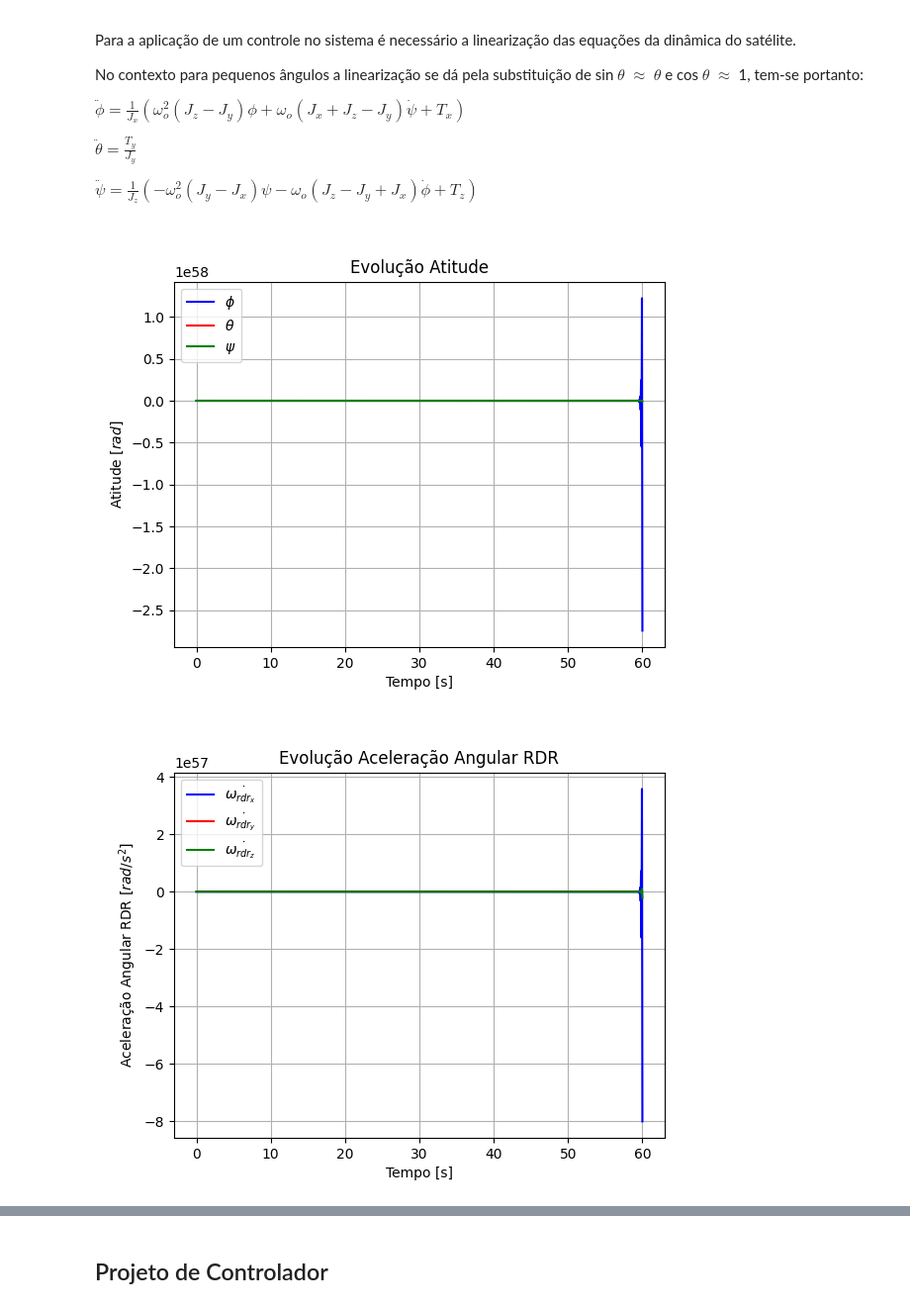
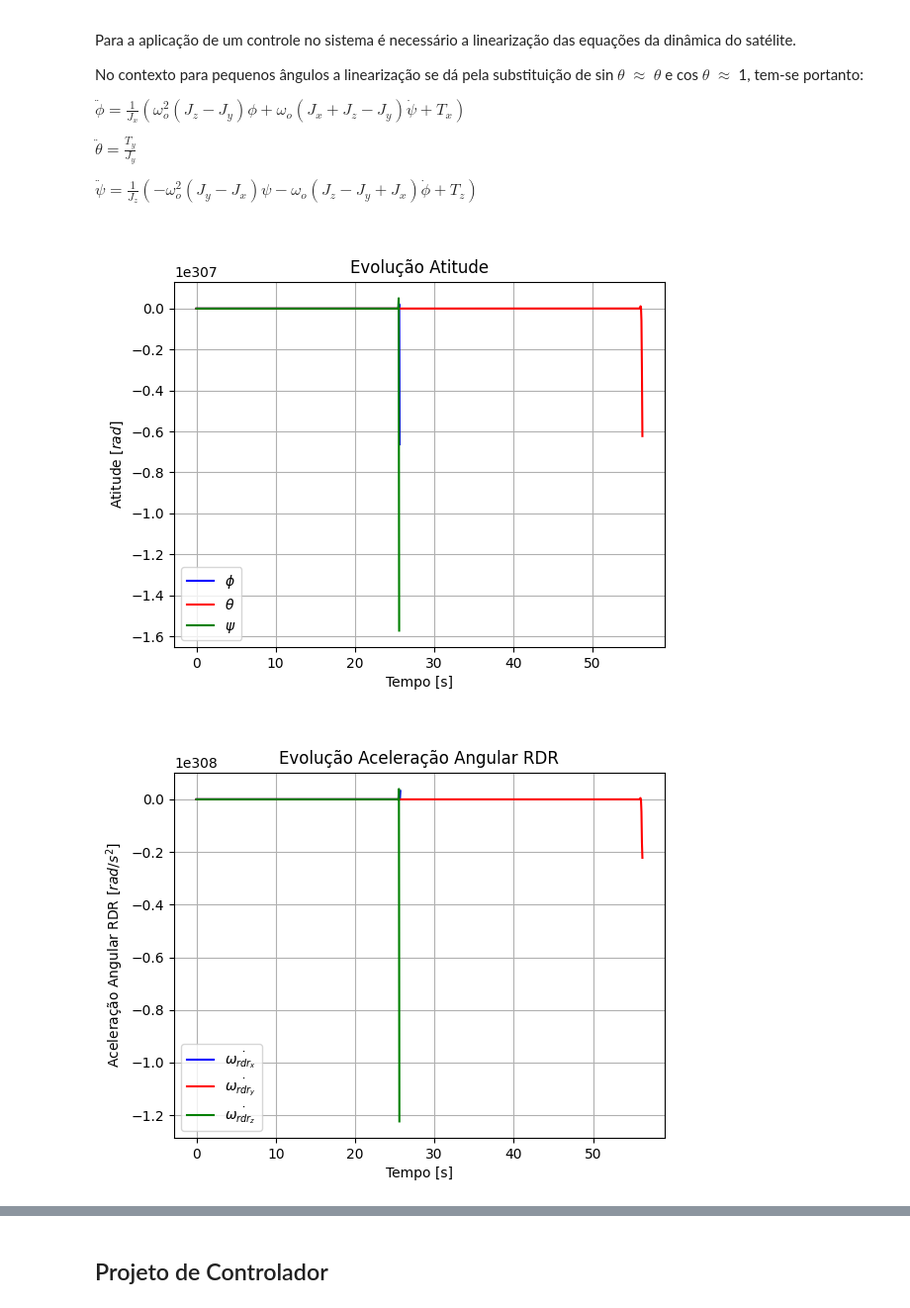
Before and after one commit to gabrielcte/labVirt_ws, a Jupyter notebook: control_design.ipynb, the cells around one changed output, grey strips where cells are left out. Shown at 99% size. Cells and saved outputs as stored; diff of their text form; code cells hidden in the pictures.

```diff
--- a/control_design.ipynb
+++ b/control_design.ipynb
@@ -56,10 +56,10 @@ theta = np.zeros((samples, 1))
 psi = np.zeros((samples, 1))
 dotphi = np.zeros((samples, 1))
 dottheta = np.zeros((samples, 1))
-dotpsi = np.zeros((samples, 1))
+inner = np.zeros((samples, 1))
 ddotphi = np.zeros((samples, 1))
 ddottheta = np.zeros((samples, 1))
-ddotpsi = np.zeros((samples, 1))
+dotpsi = np.zeros((samples, 1))
 w_rdr_x = np.zeros((samples, 1))
 w_rdr_y = np.zeros((samples, 1))
 w_rdr_z = np.zeros((samples, 1))
@@ -93,32 +93,42 @@ m_rdr = 0.137 # [kg]
 r_rdr = 0.0435 # [m]
 I_rdr = 0.5*m_rdr*r_rdr**2 # [kg*m²]
 
-K_dotpsi = -10.4
-K_dotphi= -27.1
+K_dphi = -0.2822
+K_dtheta = -0.2822
+K_dpsi = -10.4
+K_phi = -0.5
+K_theta = -0.5
+K_psi = -10.4
 
 
 for i in range(len(time)-1):
     # Controle
-    dotw_rdr_x[i+1] = dotw_rdr_x[i]+K_dotphi*dotphi[i]
-    w_rdr_x[i+1] = w_rdr_x[i]+dotw_rdr_x[i+1]*time[i+1]
+
+    dotw_rdr_x[i+1] = dotw_rdr_x[i]+K_dphi*dotphi[i]+dotw_rdr_x[i]+K_phi*phi[i]
     T_x[i+1] = I_rdr*dotw_rdr_x[i+1]
 
-    dotw_rdr_z[i+1] = dotw_rdr_z[i]+K_dotpsi*dotpsi[i]
-    w_rdr_z[i+1] = w_rdr_z[i]+dotw_rdr_z[i+1]*time[i+1]
+    dotw_rdr_y[i+1] = dotw_rdr_y[i]+K_dtheta*dottheta[i]+dotw_rdr_y[i]+K_theta*theta[i]
+    T_y[i+1] = I_rdr*dotw_rdr_y[i+1]
+
+    dotw_rdr_z[i+1] = dotw_rdr_z[i]+K_dpsi*dotpsi[i]+dotw_rdr_z[i]+K_psi*psi[i]
     T_z[i+1] = I_rdr*dotw_rdr_z[i+1]
 
+    w_rdr_x[i+1] = w_rdr_x[i]+dotw_rdr_x[i+1]*time[i+1]
+    w_rdr_y[i+1] = w_rdr_y[i]+dotw_rdr_y[i+1]*time[i+1]
+    w_rdr_z[i+1] = w_rdr_z[i]+dotw_rdr_z[i+1]*time[i+1]
+
     # Planta
-    ddotphi[i+1] = 1/Ixx*(w_O_I_O**2*(Izz-Iyy)*phi[i]+w_O_I_O*(Ixx+Izz-Iyy)*dotpsi[i]+T_x[i+1])
+    ddotphi[i+1] = 1/Ixx*(w_O_I_O**2*(Izz-Iyy)*phi[i]+w_O_I_O*(Ixx+Izz-Iyy)*inner[i]+T_x[i+1])
     ddottheta[i+1] = T_y[i]/Iyy
-    ddotpsi[i+1] = 1/Izz*(-w_O_I_O**2*(Iyy-Ixx)*psi[i]-w_O_I_O*(Izz-Iyy+Ixx)*dotphi[i]+T_z[i+1])
+    dotpsi[i+1] = 1/Izz*(-w_O_I_O**2*(Iyy-Ixx)*psi[i]-w_O_I_O*(Izz-Iyy+Ixx)*dotphi[i]+T_z[i+1])
 
     dotphi[i+1] = dotphi[i]+ddotphi[i+1]*time[i+1]
     dottheta[i+1] = dottheta[i]+ddottheta[i+1]*time[i+1]
-    dotpsi[i+1] = dotpsi[i]+ddotpsi[i+1]*time[i+1]
+    inner[i+1] = inner[i]+dotpsi[i+1]*time[i+1]
 
     phi[i+1] = phi[i]+dotphi[i+1]*time[i+1]
     theta[i+1] = theta[i]+dottheta[i+1]*time[i+1]
-    psi[i+1] = psi[i]+dotpsi[i+1]*time[i+1]
+    psi[i+1] = psi[i]+inner[i+1]*time[i+1]
 
 
 
@@ -154,7 +164,7 @@ plt.figure()
 plt.title('Evolução Aceleração Angular')
 plt.plot(time,ddotphi,'b',label=r'$\ddot{\phi}$')
 plt.plot(time,ddottheta,'r',label=r'$\ddot{\theta}$')
-plt.plot(time,ddotpsi,'g',label=r'$\ddot{\psi}$')
+plt.plot(time,dinner,'g',label=r'$\ddot{\psi}$')
 # Configurar os rótulos dos eixos
 plt.xlabel(r"Tempo [s]")
 plt.ylabel(r"Aceleração Angular [$rad/s^2$]")
@@ -163,34 +173,34 @@ plt.axis('on')
 plt.legend()
 plt.grid(True)
 
 plt.figure()
 plt.title('Evolução Velocidade Angular')
 plt.plot(time,dotphi,'b',label=r'$\dot{\phi}$')
 plt.plot(time,dottheta,'r',label=r'$\dot{\theta}$')
-plt.plot(time,dotpsi,'g',label=r'$\dot{\psi}$')
+plt.plot(time,inner,'g',label=r'$\dot{\psi}$')
 # Configurar os rótulos dos eixos
 plt.xlabel(r"Tempo [s]")
 plt.ylabel(r"Velocidade Angular [$rad/s$]")
 # Configurar a grade e proporções iguais
 plt.axis('on')
 plt.legend()
 plt.grid(True)
 
 plt.figure()
 plt.title('Evolução Atitude')
 plt.plot(time,phi,'b',label=r'$\phi$')
 plt.plot(time,dottheta,'r',label=r'$\theta$')
-plt.plot(time,dotpsi,'g',label=r'$\psi$')
+plt.plot(time,inner,'g',label=r'$\psi$')
 # Configurar os rótulos dos eixos
 plt.xlabel(r"Tempo [s]")
 plt.ylabel(r"Atitude [$rad$]")
 # Configurar a grade e proporções iguais
 plt.axis('on')
 plt.grid(True)
 plt.legend()
 
 
 plt.show()
 # %% [output]
-[figure, old version]
+[figure, new version]
-[figure, old version]
+[figure, new version]
```
Also changed, not shown: parts of 5 cells of this notebook, 3 other files.
